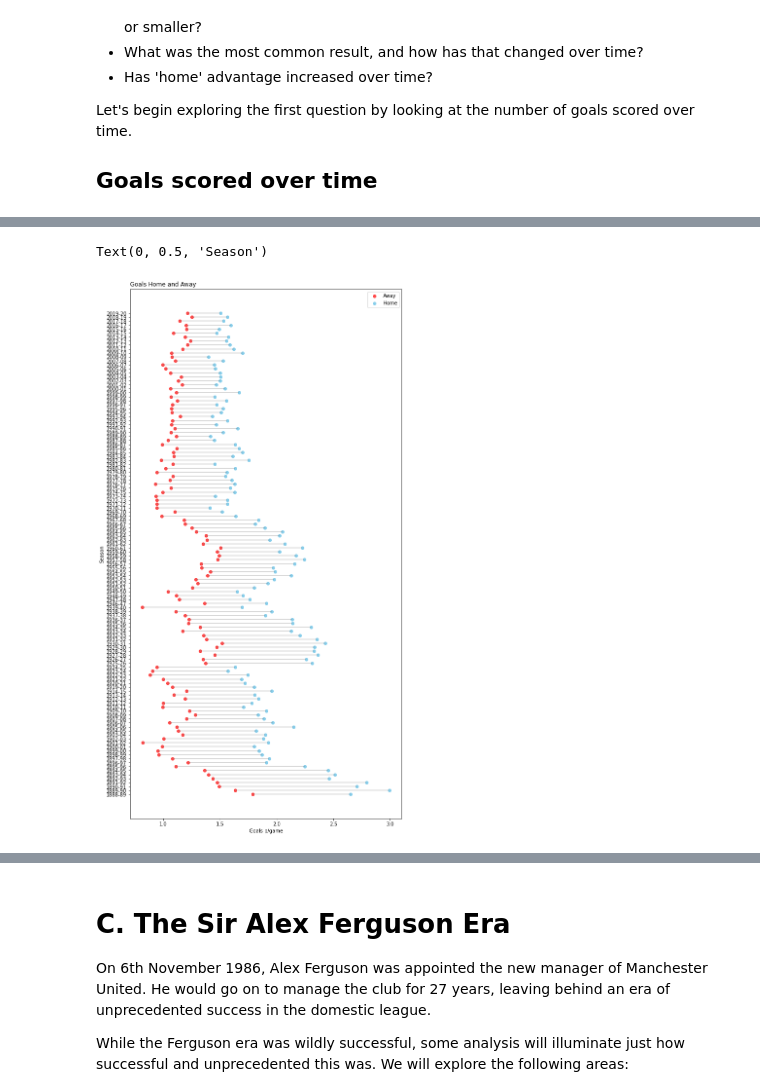
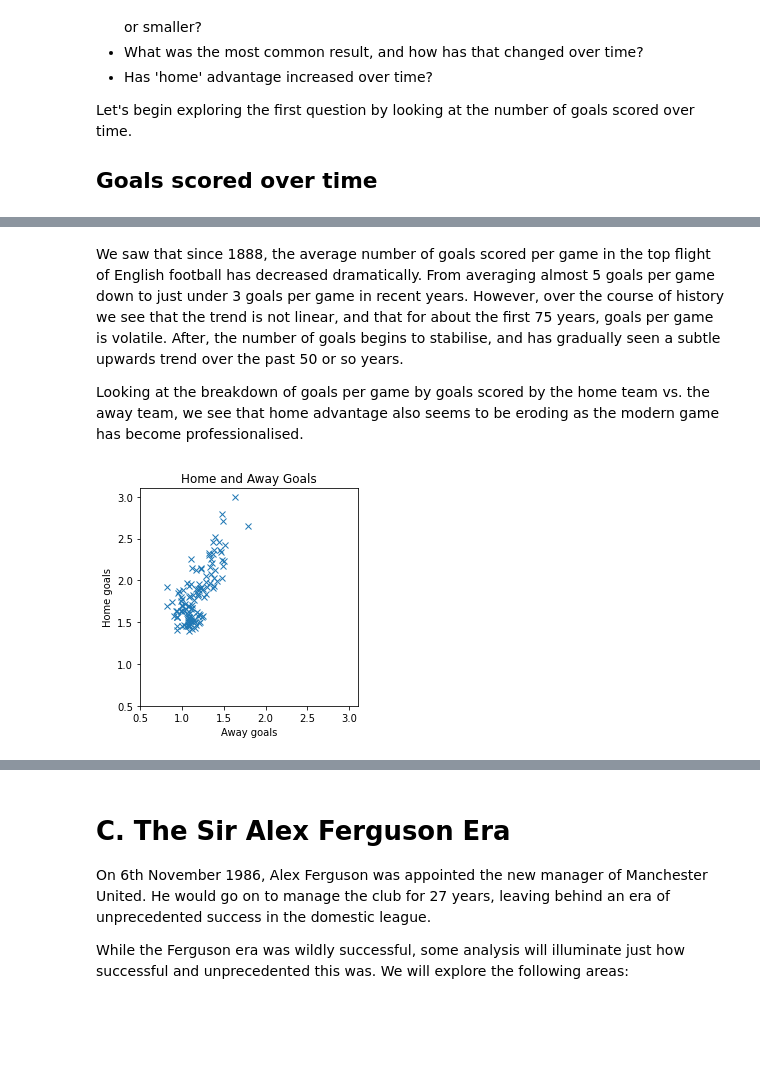
Before and after one commit to bw20/Data_insights, a Jupyter notebook: Football_analysis.ipynb, the cells around one changed output, grey strips where cells are left out. Saved outputs shown, nothing was run; the diff lists cells and outputs as text; code cells hidden in the pictures; blank space fills up the shorter version.

```diff
--- a/Football_analysis.ipynb
+++ b/Football_analysis.ipynb
@@ -293,18 +295,18 @@ plt.show()
+# %% [markdown]
+We saw that since 1888, the average number of goals scored per game in the top flight of English football has decreased dramatically. From averaging almost 5 goals per game down to just under 3 goals per game in recent years. However, over the course of history we see that the trend is not linear, and that for about the first 75 years, goals per game is volatile. After, the number of goals begins to stabilise, and has gradually seen a subtle upwards trend over the past 50 or so years.
+
+Looking at the breakdown of goals per game by goals scored by the home team vs. the away team, we see that home advantage also seems to be eroding as the modern game has become professionalised.
 # %%
 df = add_columns(merge_df('1888-89', '2019-20'))
 df = df.groupby(['Season'], as_index = False).agg({'Away goals': 'mean', 'Home goals': 'mean'})
-season = df['Season']
 
-plt.figure(figsize = (10,20))
-plt.hlines(y = season, xmin = df['Away goals'], xmax = df['Home goals'], color='grey', alpha=0.4)
-plt.scatter(df['Away goals'], season, color = 'red', alpha = 0.7, label = 'Away')
-plt.scatter(df['Home goals'], season, color = 'skyblue', alpha = 1, label = 'Home')
-plt.legend()
-
-plt.yticks(season, df['Season'])
-plt.title('Goals Home and Away', loc = 'left')
-plt.xlabel('Goals p/game')
-plt.ylabel('Season')
+plt.figure().add_subplot().set_aspect('equal', adjustable = 'box')
+plt.xlim(0.5,3.1)
+plt.ylim(0.5,3.1)
+plt.plot('Away goals', 'Home goals', data = df, linestyle = 'none', marker = 'x')
+plt.title('Home and Away Goals')
+plt.xlabel('Away goals')
+plt.ylabel('Home goals')
+plt.show()
 # %% [output]
-Text(0, 0.5, 'Season')
-[figure, old version]
+[figure, new version]
```
Also changed, not shown: parts of 11 cells of this notebook.
